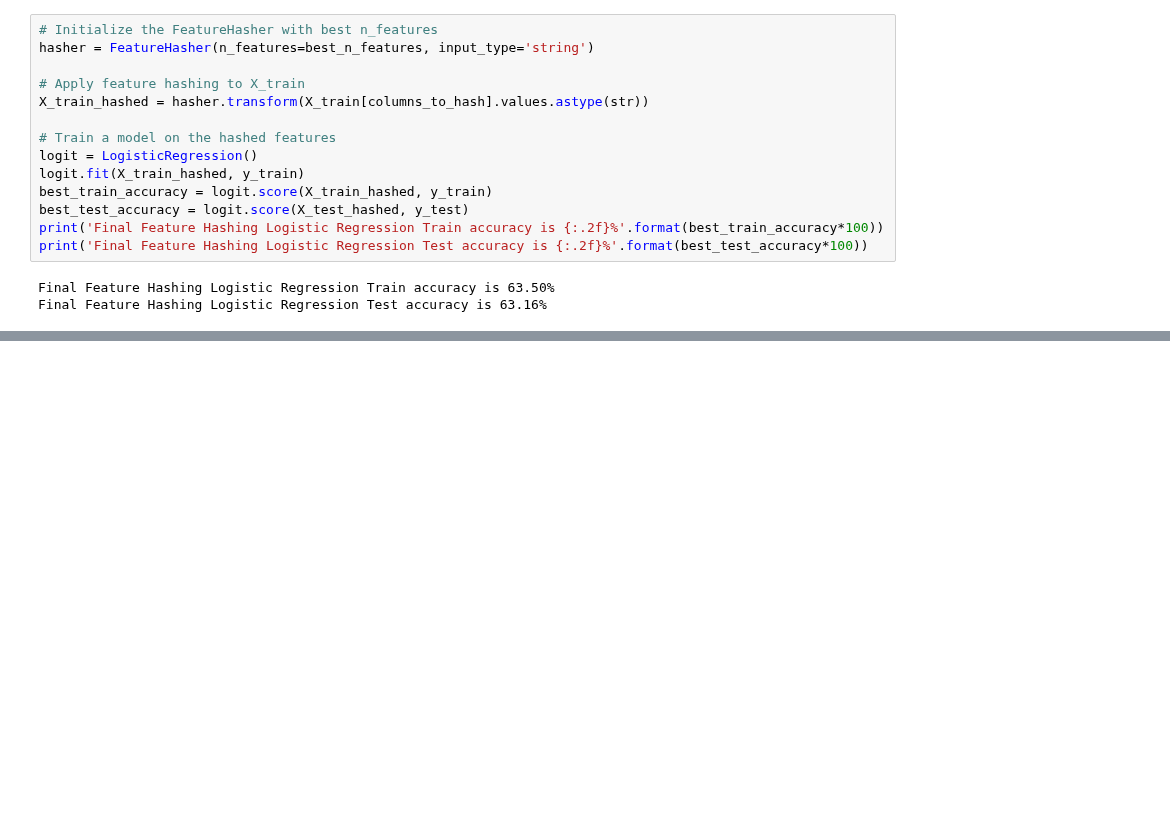
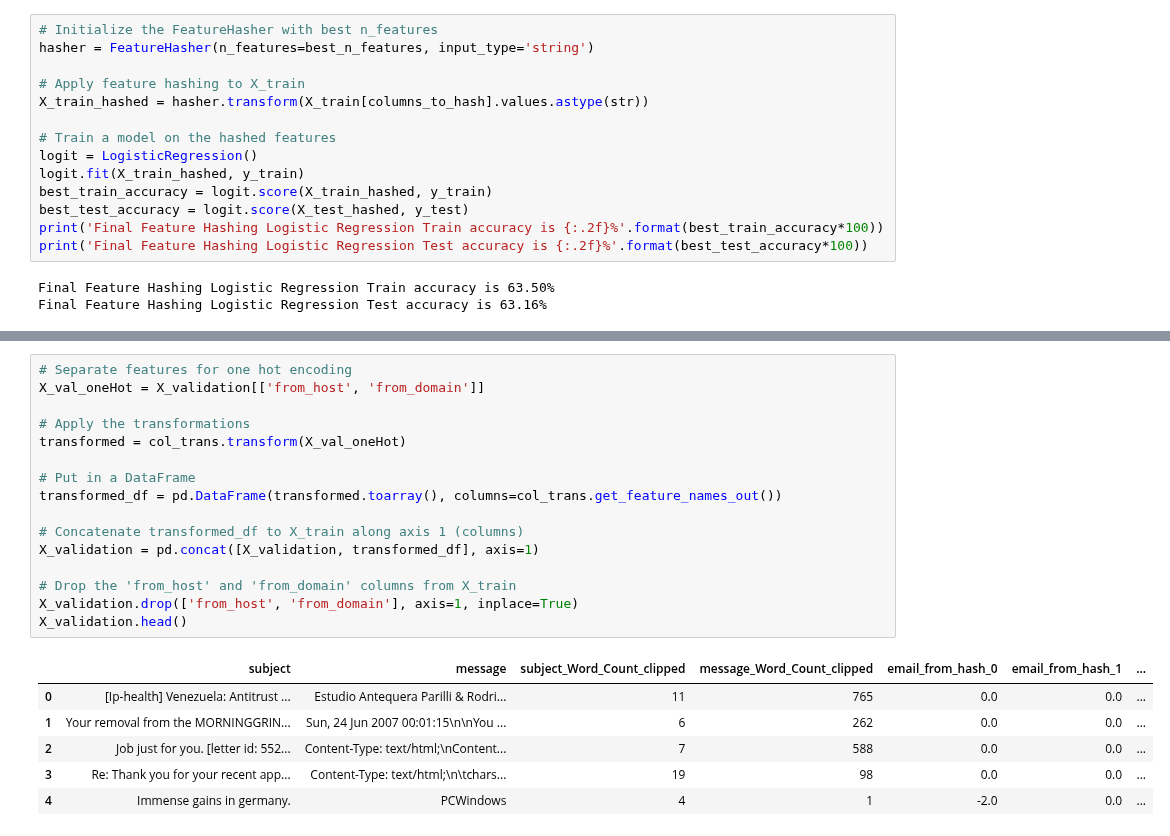
Before and after one commit to dfrancis-tech/email_spam, a Jupyter notebook: Feature_Engineering.ipynb, the cells around one changed output, grey strips where cells are left out. Cells and saved outputs as stored; diff of their text form; blank space fills up the shorter version.

```diff
--- a/Feature_Engineering.ipynb
+++ b/Feature_Engineering.ipynb
@@ -686,0 +771,23 @@ The shape of X_validation is (5600, 76)
+# %%
+# Separate features for one hot encoding
+X_val_oneHot = X_validation[['from_host', 'from_domain']]
+
+# Apply the transformations
+transformed = col_trans.transform(X_val_oneHot)
+
+# Put in a DataFrame
+transformed_df = pd.DataFrame(transformed.toarray(), columns=col_trans.get_feature_names_out())
+
+# Concatenate transformed_df to X_train along axis 1 (columns)
+X_validation = pd.concat([X_validation, transformed_df], axis=1)
+
+# Drop the 'from_host' and 'from_domain' columns from X_train
+X_validation.drop(['from_host', 'from_domain'], axis=1, inplace=True)
+X_validation.head()
+# %% [output]
+|  | subject | message | subject_Word_Count_clipped | message_Word_Count_clipped | email_from_hash_0 | email_from_hash_1 | ... |
+| 0 | [Ip-health] Venezuela: Antitrust ... | Estudio Antequera Parilli & Rodri... | 11 | 765 | 0.0 | 0.0 | ... |
+| 1 | Your removal from the MORNINGGRIN... | Sun, 24 Jun 2007 00:01:15\n\nYou ... | 6 | 262 | 0.0 | 0.0 | ... |
+| 2 | Job just for you. [letter id: 552... | Content-Type: text/html;\nContent... | 7 | 588 | 0.0 | 0.0 | ... |
+| 3 | Re: Thank you for your recent app... | Content-Type: text/html;\n\tchars... | 19 | 98 | 0.0 | 0.0 | ... |
+| 4 | Immense gains in germany. | PCWindows | 4 | 1 | -2.0 | 0.0 | ... |
```
Also changed, not shown: parts of 35 cells of this notebook.
